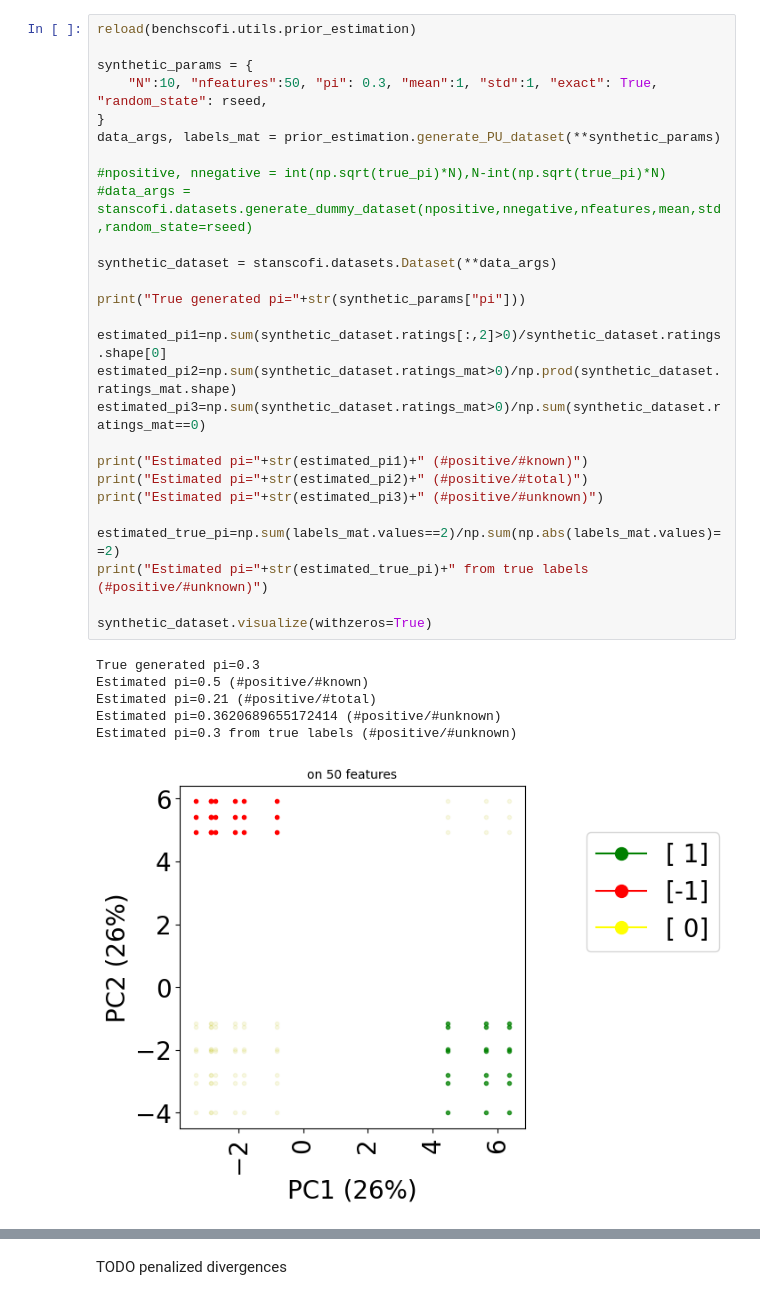
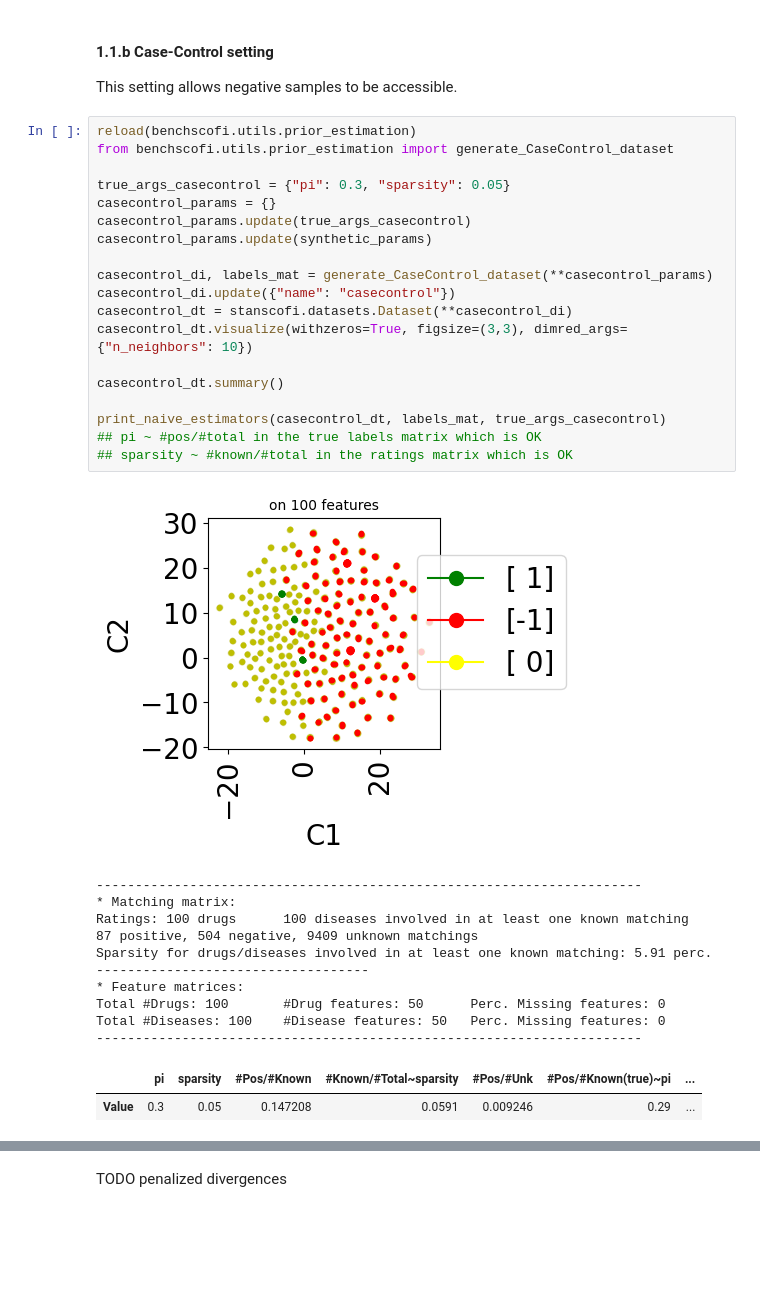
Before and after one commit to jaybee84/benchscofi, a Jupyter notebook: Class prior estimation.ipynb, the cells around one changed output, grey strips where cells are left out. Cells and saved outputs as stored; diff of their text form; blank space fills up the shorter version.

```diff
--- a/Class prior estimation.ipynb
+++ b/Class prior estimation.ipynb
@@ -34,34 +111,37 @@ To enable the following instructions: AVX2 FMA, in other operations, rebuild Ten
+# %% [markdown]
+#### 1.1.b  Case-Control setting
+
+This setting allows negative samples to be accessible.
 # %%
 reload(benchscofi.utils.prior_estimation)
+from benchscofi.utils.prior_estimation import generate_CaseControl_dataset
 
-synthetic_params = {
-    "N":10, "nfeatures":50, "pi": 0.3, "mean":1, "std":1, "exact": True, "random_state": rseed,
-}
-data_args, labels_mat = prior_estimation.generate_PU_dataset(**synthetic_params)
+true_args_casecontrol = {"pi": 0.3, "sparsity": 0.05}
+casecontrol_params = {}
+casecontrol_params.update(true_args_casecontrol)
+casecontrol_params.update(synthetic_params)
 
-#npositive, nnegative = int(np.sqrt(true_pi)*N),N-int(np.sqrt(true_pi)*N)
-#data_args = stanscofi.datasets.generate_dummy_dataset(npositive,nnegative,nfeatures,mean,std,random_state=rseed)
+casecontrol_di, labels_mat = generate_CaseControl_dataset(**casecontrol_params)
+casecontrol_di.update({"name": "casecontrol"})
+casecontrol_dt = stanscofi.datasets.Dataset(**casecontrol_di)
+casecontrol_dt.visualize(withzeros=True, figsize=(3,3), dimred_args={"n_neighbors": 10})
 
-synthetic_dataset = stanscofi.datasets.Dataset(**data_args)
+casecontrol_dt.summary()
 
-print("True generated pi="+str(synthetic_params["pi"]))
-
-estimated_pi1=np.sum(synthetic_dataset.ratings[:,2]>0)/synthetic_dataset.ratings.shape[0]
-estimated_pi2=np.sum(synthetic_dataset.ratings_mat>0)/np.prod(synthetic_dataset.ratings_mat.shape)
-estimated_pi3=np.sum(synthetic_dataset.ratings_mat>0)/np.sum(synthetic_dataset.ratings_mat==0)
-
-print("Estimated pi="+str(estimated_pi1)+" (#positive/#known)")
-print("Estimated pi="+str(estimated_pi2)+" (#positive/#total)")
-print("Estimated pi="+str(estimated_pi3)+" (#positive/#unknown)")
-
-estimated_true_pi=np.sum(labels_mat.values==2)/np.sum(np.abs(labels_mat.values)==2)
-print("Estimated pi="+str(estimated_true_pi)+" from true labels (#positive/#unknown)")
-
-synthetic_dataset.visualize(withzeros=True)
+print_naive_estimators(casecontrol_dt, labels_mat, true_args_casecontrol)
+## pi ~ #pos/#total in the true labels matrix which is OK
+## sparsity ~ #known/#total in the ratings matrix which is OK
 # %% [output]
+[figure, new version]
-True generated pi=0.3
-Estimated pi=0.5 (#positive/#known)
-Estimated pi=0.21 (#positive/#total)
-Estimated pi=0.3620689655172414 (#positive/#unknown)
-Estimated pi=0.3 from true labels (#positive/#unknown)
+----------------------------------------------------------------------
+* Matching matrix:
+Ratings: 100 drugs      100 diseases involved in at least one known matching
+87 positive, 504 negative, 9409 unknown matchings
+Sparsity for drugs/diseases involved in at least one known matching: 5.91 perc.
+-----------------------------------
+* Feature matrices:
+Total #Drugs: 100       #Drug features: 50      Perc. Missing features: 0
+Total #Diseases: 100    #Disease features: 50   Perc. Missing features: 0
+----------------------------------------------------------------------
-[figure, old version]
+|  | pi | sparsity | #Pos/#Known | #Known/#Total~sparsity | #Pos/#Unk | #Pos/#Known(true)~pi | ... |
+| Value | 0.3 | 0.05 | 0.147208 | 0.0591 | 0.009246 | 0.29 | ... |
```
Also changed, not shown: parts of 30 cells of this notebook, 6 other files.
